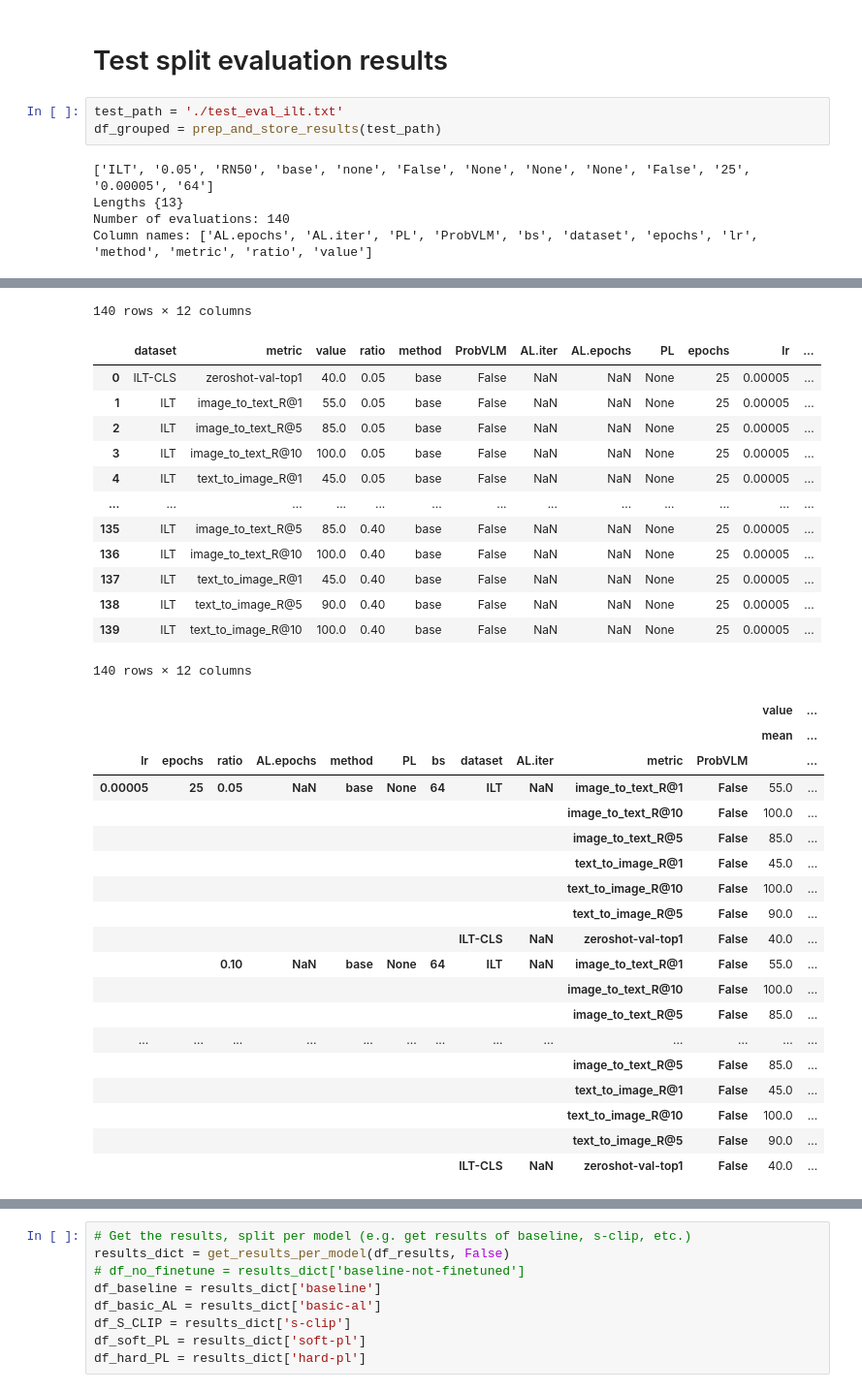
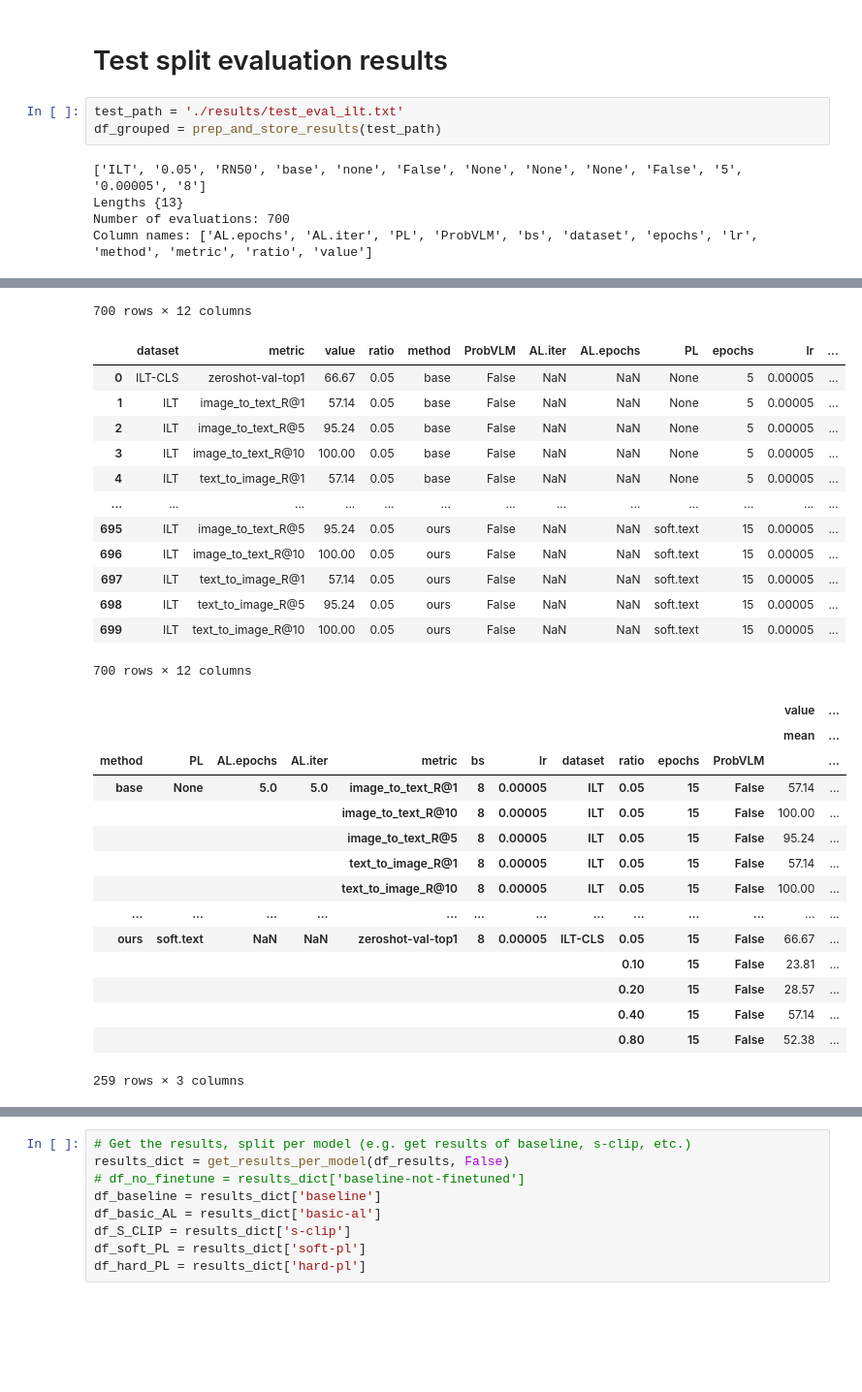
Before and after one commit to nataliehh/thesis2023-2024, a Jupyter notebook: ILT_results_analysis.ipynb, the cells around one changed output, grey strips where cells are left out. Shown at 97% size. Cells and saved outputs as stored; diff of their text form; blank space fills up the shorter version.

```diff
--- a/ILT_results_analysis.ipynb
+++ b/ILT_results_analysis.ipynb
@@ -212,11 +212,11 @@ full_display(df_baseline.groupby(['metric', 'dataset']).tail(3))
 # %% [markdown]
 # Test split evaluation results
 # %%
-test_path = './test_eval_ilt.txt'
+test_path = './results/test_eval_ilt.txt'
 df_grouped = prep_and_store_results(test_path)
 # %% [output]
-['ILT', '0.05', 'RN50', 'base', 'none', 'False', 'None', 'None', 'None', 'False', '25', '0.00005', '64']
+['ILT', '0.05', 'RN50', 'base', 'none', 'False', 'None', 'None', 'None', 'False', '5', '0.00005', '8']
 Lengths {13}
-Number of evaluations: 140
+Number of evaluations: 700
 Column names: ['AL.epochs', 'AL.iter', 'PL', 'ProbVLM', 'bs', 'dataset', 'epochs', 'lr', 'method', 'metric', 'ratio', 'value']
 |  | dataset | metric | value | ratio | method | ProbVLM | AL.iter | AL.epochs | PL | epochs | lr | ... |
@@ -234,36 +234,32 @@ Column names: ['AL.epochs', 'AL.iter', 'PL', 'ProbVLM', 'bs', 'dataset', 'epochs
-140 rows × 12 columns
+700 rows × 12 columns
 |  | dataset | metric | value | ratio | method | ProbVLM | AL.iter | AL.epochs | PL | epochs | lr | ... |
-| 0 | ILT-CLS | zeroshot-val-top1 | 40.0 | 0.05 | base | False | NaN | NaN | None | 25 | 0.00005 | ... |
-| 1 | ILT | image_to_text_R@1 | 55.0 | 0.05 | base | False | NaN | NaN | None | 25 | 0.00005 | ... |
-| 2 | ILT | image_to_text_R@5 | 85.0 | 0.05 | base | False | NaN | NaN | None | 25 | 0.00005 | ... |
-| 3 | ILT | image_to_text_R@10 | 100.0 | 0.05 | base | False | NaN | NaN | None | 25 | 0.00005 | ... |
-| 4 | ILT | text_to_image_R@1 | 45.0 | 0.05 | base | False | NaN | NaN | None | 25 | 0.00005 | ... |
+| 0 | ILT-CLS | zeroshot-val-top1 | 66.67 | 0.05 | base | False | NaN | NaN | None | 5 | 0.00005 | ... |
+| 1 | ILT | image_to_text_R@1 | 57.14 | 0.05 | base | False | NaN | NaN | None | 5 | 0.00005 | ... |
+| 2 | ILT | image_to_text_R@5 | 95.24 | 0.05 | base | False | NaN | NaN | None | 5 | 0.00005 | ... |
+| 3 | ILT | image_to_text_R@10 | 100.00 | 0.05 | base | False | NaN | NaN | None | 5 | 0.00005 | ... |
+| 4 | ILT | text_to_image_R@1 | 57.14 | 0.05 | base | False | NaN | NaN | None | 5 | 0.00005 | ... |
 | ... | ... | ... | ... | ... | ... | ... | ... | ... | ... | ... | ... | ... |
-| 135 | ILT | image_to_text_R@5 | 85.0 | 0.40 | base | False | NaN | NaN | None | 25 | 0.00005 | ... |
-| 136 | ILT | image_to_text_R@10 | 100.0 | 0.40 | base | False | NaN | NaN | None | 25 | 0.00005 | ... |
-| 137 | ILT | text_to_image_R@1 | 45.0 | 0.40 | base | False | NaN | NaN | None | 25 | 0.00005 | ... |
-| 138 | ILT | text_to_image_R@5 | 90.0 | 0.40 | base | False | NaN | NaN | None | 25 | 0.00005 | ... |
-| 139 | ILT | text_to_image_R@10 | 100.0 | 0.40 | base | False | NaN | NaN | None | 25 | 0.00005 | ... |
+| 695 | ILT | image_to_text_R@5 | 95.24 | 0.05 | ours | False | NaN | NaN | soft.text | 15 | 0.00005 | ... |
+| 696 | ILT | image_to_text_R@10 | 100.00 | 0.05 | ours | False | NaN | NaN | soft.text | 15 | 0.00005 | ... |
+| 697 | ILT | text_to_image_R@1 | 57.14 | 0.05 | ours | False | NaN | NaN | soft.text | 15 | 0.00005 | ... |
+| 698 | ILT | text_to_image_R@5 | 95.24 | 0.05 | ours | False | NaN | NaN | soft.text | 15 | 0.00005 | ... |
+| 699 | ILT | text_to_image_R@10 | 100.00 | 0.05 | ours | False | NaN | NaN | soft.text | 15 | 0.00005 | ... |
-140 rows × 12 columns
+700 rows × 12 columns
 |  |  |  |  |  |  |  |  |  |  |  | value | ... |
 |  |  |  |  |  |  |  |  |  |  |  | mean | ... |
-| lr | epochs | ratio | AL.epochs | method | PL | bs | dataset | AL.iter | metric | ProbVLM |  | ... |
-| 0.00005 | 25 | 0.05 | NaN | base | None | 64 | ILT | NaN | image_to_text_R@1 | False | 55.0 | ... |
-|  |  |  |  |  |  |  |  |  | image_to_text_R@10 | False | 100.0 | ... |
-|  |  |  |  |  |  |  |  |  | image_to_text_R@5 | False | 85.0 | ... |
-|  |  |  |  |  |  |  |  |  | text_to_image_R@1 | False | 45.0 | ... |
-|  |  |  |  |  |  |  |  |  | text_to_image_R@10 | False | 100.0 | ... |
-|  |  |  |  |  |  |  |  |  | text_to_image_R@5 | False | 90.0 | ... |
-|  |  |  |  |  |  |  | ILT-CLS | NaN | zeroshot-val-top1 | False | 40.0 | ... |
-|  |  | 0.10 | NaN | base | None | 64 | ILT | NaN | image_to_text_R@1 | False | 55.0 | ... |
-|  |  |  |  |  |  |  |  |  | image_to_text_R@10 | False | 100.0 | ... |
-|  |  |  |  |  |  |  |  |  | image_to_text_R@5 | False | 85.0 | ... |
+| method | PL | AL.epochs | AL.iter | metric | bs | lr | dataset | ratio | epochs | ProbVLM |  | ... |
+| base | None | 5.0 | 5.0 | image_to_text_R@1 | 8 | 0.00005 | ILT | 0.05 | 15 | False | 57.14 | ... |
+|  |  |  |  | image_to_text_R@10 | 8 | 0.00005 | ILT | 0.05 | 15 | False | 100.00 | ... |
+|  |  |  |  | image_to_text_R@5 | 8 | 0.00005 | ILT | 0.05 | 15 | False | 95.24 | ... |
+|  |  |  |  | text_to_image_R@1 | 8 | 0.00005 | ILT | 0.05 | 15 | False | 57.14 | ... |
+|  |  |  |  | text_to_image_R@10 | 8 | 0.00005 | ILT | 0.05 | 15 | False | 100.00 | ... |
 | ... | ... | ... | ... | ... | ... | ... | ... | ... | ... | ... | ... | ... |
-|  |  |  |  |  |  |  |  |  | image_to_text_R@5 | False | 85.0 | ... |
-|  |  |  |  |  |  |  |  |  | text_to_image_R@1 | False | 45.0 | ... |
-|  |  |  |  |  |  |  |  |  | text_to_image_R@10 | False | 100.0 | ... |
-|  |  |  |  |  |  |  |  |  | text_to_image_R@5 | False | 90.0 | ... |
-|  |  |  |  |  |  |  | ILT-CLS | NaN | zeroshot-val-top1 | False | 40.0 | ... |
+| ours | soft.text | NaN | NaN | zeroshot-val-top1 | 8 | 0.00005 | ILT-CLS | 0.05 | 15 | False | 66.67 | ... |
+|  |  |  |  |  |  |  |  | 0.10 | 15 | False | 23.81 | ... |
+|  |  |  |  |  |  |  |  | 0.20 | 15 | False | 28.57 | ... |
+|  |  |  |  |  |  |  |  | 0.40 | 15 | False | 57.14 | ... |
+|  |  |  |  |  |  |  |  | 0.80 | 15 | False | 52.38 | ... |
+259 rows × 3 columns
 # %%
 df_results = df_grouped.reset_index()
 df_results['AL.epochs'] = df_results['AL.epochs'].fillna(df_results['epochs'])
```
Also changed, not shown: parts of 10 cells of this notebook, 2 other files.
